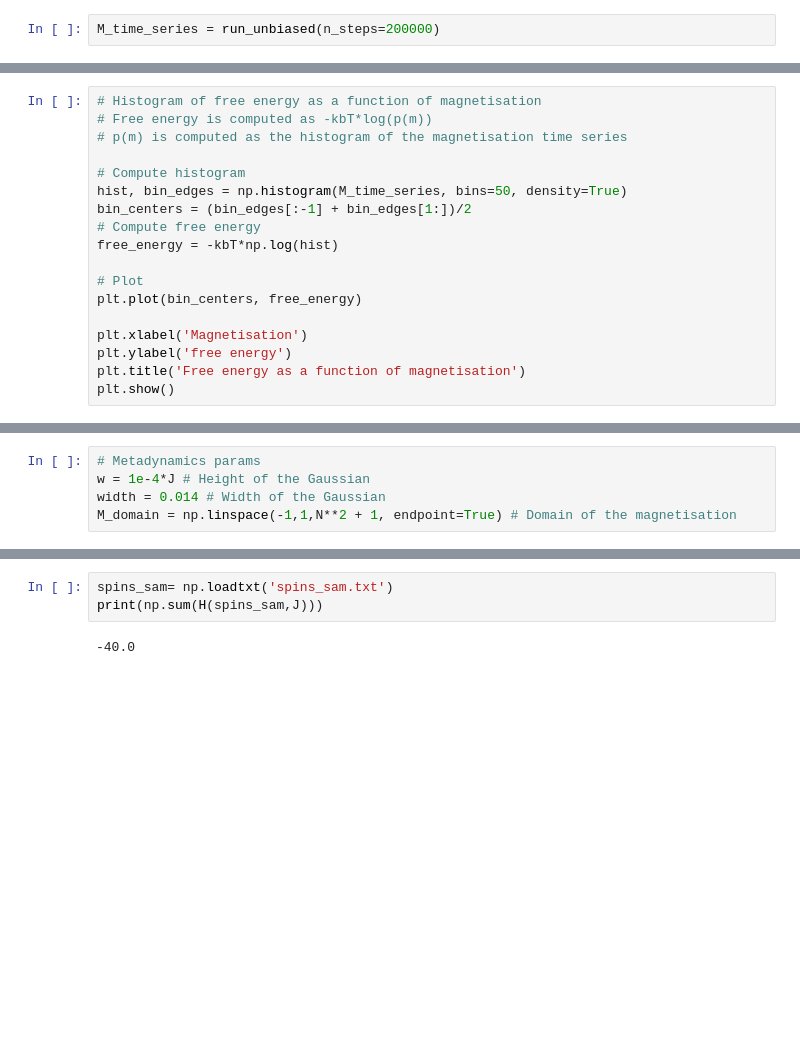
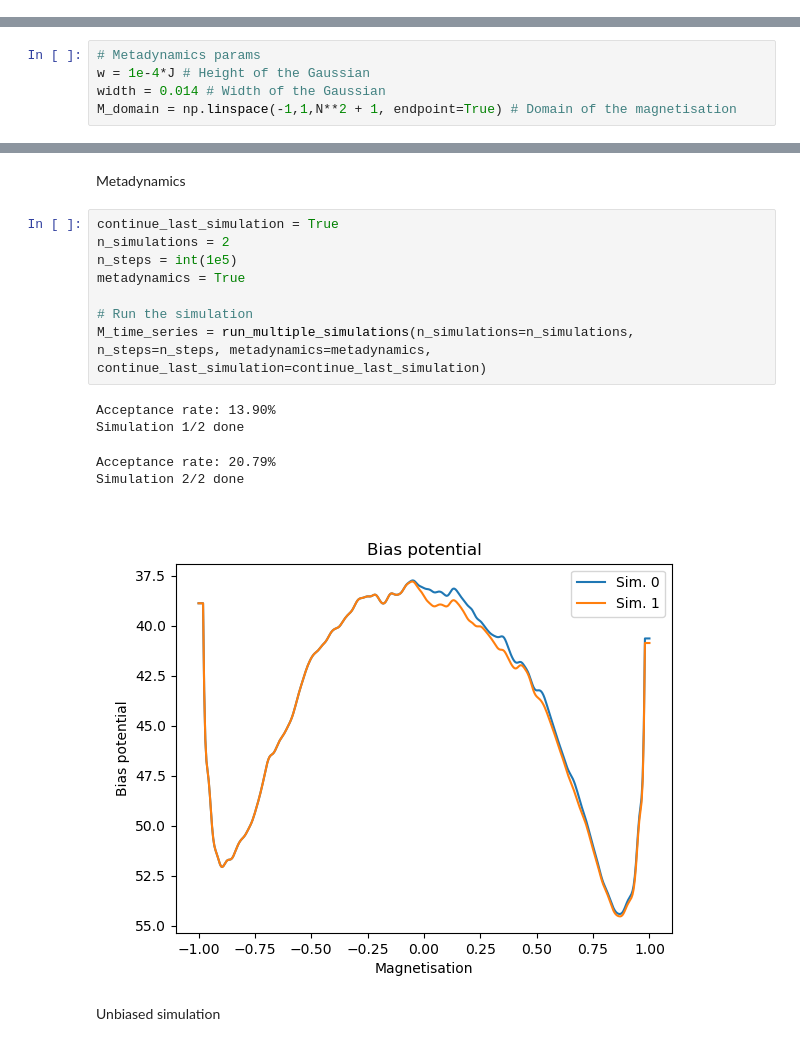
Before and after one commit to giusSacco/StatMech, a Jupyter notebook: Enhanched_sampling/Metadynamics.ipynb, the cells around one changed output, grey strips where cells are left out. Drawn from its saved outputs; the diff is of its cells as text; blank space fills up the shorter version.

```diff
--- a/Enhanched_sampling/Metadynamics.ipynb
+++ b/Enhanched_sampling/Metadynamics.ipynb
@@ -61,2 +25,0 @@ def run_unbiased(n_steps, spins = None):
-# %%
-M_time_series = run_unbiased(n_steps=200000)
@@ -65,18 +25,0 @@ Acceptance rate: 0.134325
-# %%
-# Histogram of free energy as a function of magnetisation
-# Free energy is computed as -kbT*log(p(m))
-# p(m) is computed as the histogram of the magnetisation time series
-
-# Compute histogram
-hist, bin_edges = np.histogram(M_time_series, bins=50, density=True)
-bin_centers = (bin_edges[:-1] + bin_edges[1:])/2
-# Compute free energy
-free_energy = -kbT*np.log(hist)
-
-# Plot
-plt.plot(bin_centers, free_energy)
-
-plt.xlabel('Magnetisation')
-plt.ylabel('free energy')
-plt.title('Free energy as a function of magnetisation')
-plt.show()
@@ -259,5 +209,18 @@ Simulation 12/50 done
-# %%
-spins_sam= np.loadtxt('spins_sam.txt')
-print(np.sum(H(spins_sam,J)))
-# %% [output]
--40.0
+# %% [markdown]
+Metadynamics
+# %%
+continue_last_simulation = True
+n_simulations = 2
+n_steps = int(1e5)
+metadynamics = True
+
+# Run the simulation
+M_time_series = run_multiple_simulations(n_simulations=n_simulations, n_steps=n_steps, metadynamics=metadynamics, continue_last_simulation=continue_last_simulation)
+# %% [output]
+Acceptance rate: 13.90%
+Simulation 1/2 done
+Acceptance rate: 20.79%
+Simulation 2/2 done
+[figure, added]
+# %% [markdown]
+Unbiased simulation
```
Also changed, not shown: parts of 16 cells of this notebook.
